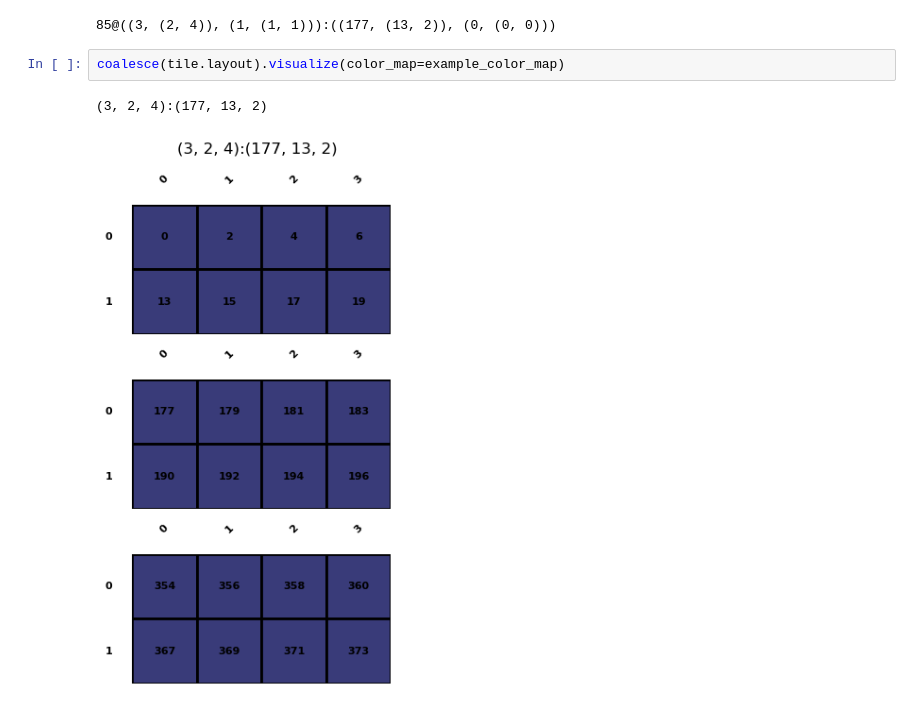
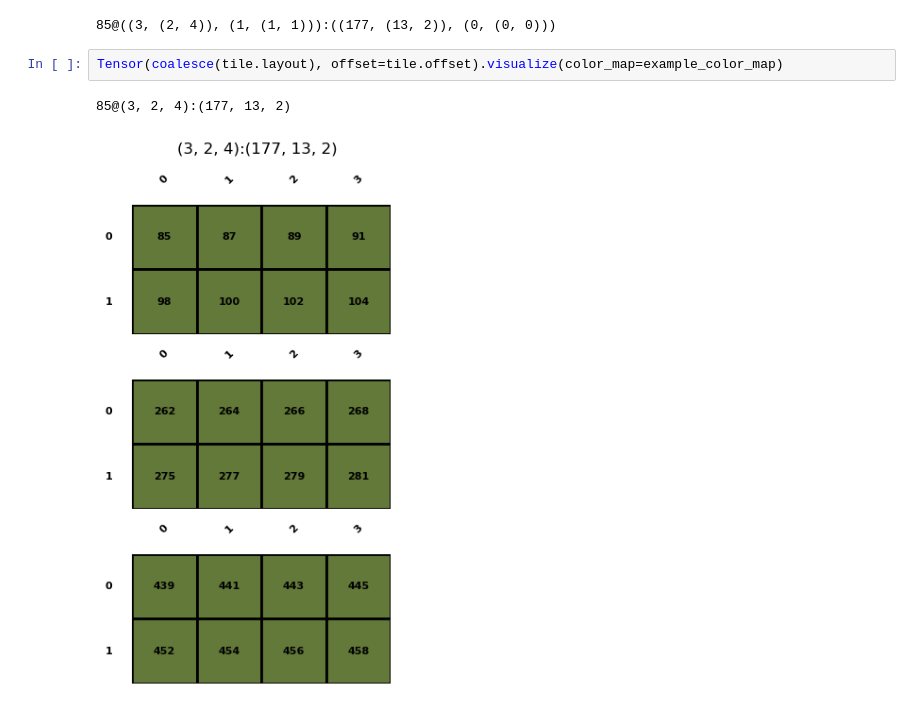
Before and after one commit to w32zhong/simp-intelligence, a Jupyter notebook: simp_intelligence/math/layout_divide.ipynb, the cells around one changed output. Saved outputs shown, nothing was run; the diff lists cells and outputs as text.

```diff
--- a/simp_intelligence/math/layout_divide.ipynb
+++ b/simp_intelligence/math/layout_divide.ipynb
@@ -115,7 +115,7 @@ tile
 # %% [output]
 85@((3, (2, 4)), (1, (1, 1))):((177, (13, 2)), (0, (0, 0)))
 # %%
-coalesce(tile.layout).visualize(color_map=example_color_map)
+Tensor(coalesce(tile.layout), offset=tile.offset).visualize(color_map=example_color_map)
 # %% [output]
-(3, 2, 4):(177, 13, 2)
+85@(3, 2, 4):(177, 13, 2)
-[figure, old version]
+[figure, new version]
```
Also changed, not shown: 1 other file.
